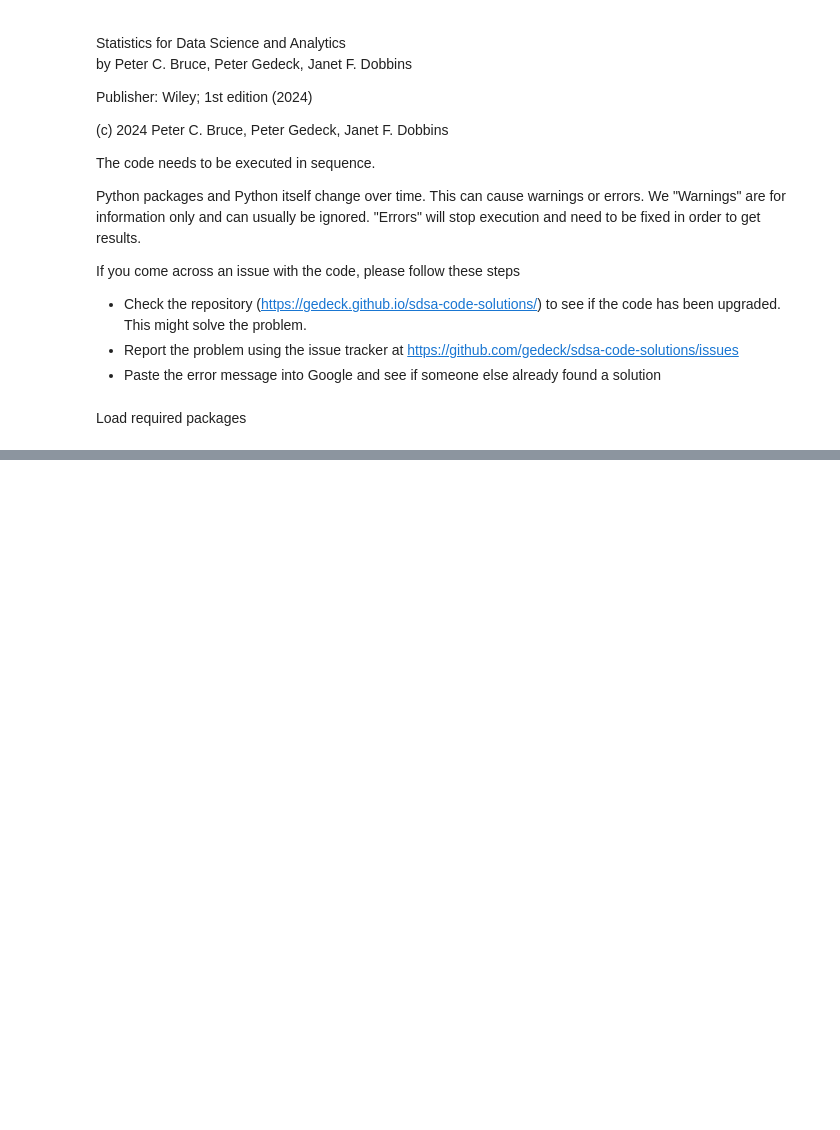
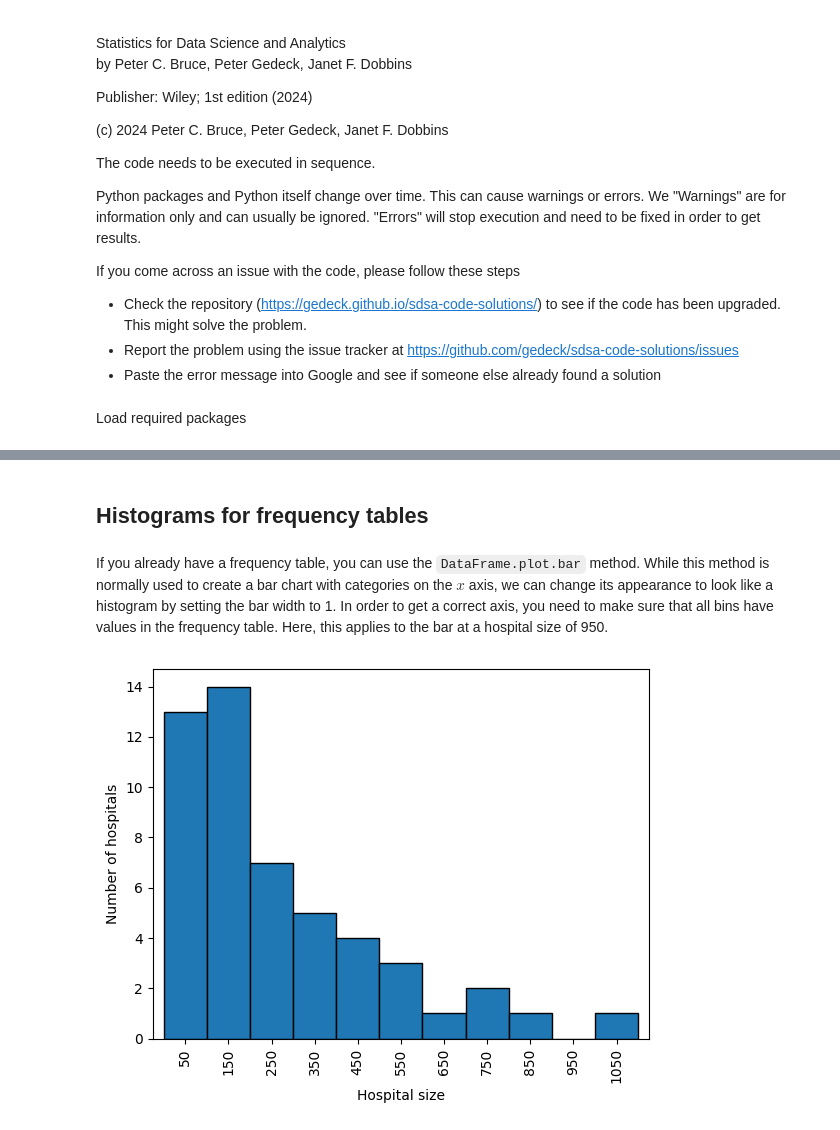
Before and after one commit to gedeck/sdsa-code, a Jupyter notebook: code/notebooks/chapter_03.ipynb, the cells around one changed output, grey strips where cells are left out. Saved outputs shown, nothing was run; the diff lists cells and outputs as text; code cells hidden in the pictures; blank space fills up the shorter version.

```diff
--- a/code/notebooks/chapter_03.ipynb
+++ b/code/notebooks/chapter_03.ipynb
@@ -25,0 +247,12 @@ import matplotlib.pyplot as plt
+# %% [markdown]
+## Histograms for frequency tables
+# %% [markdown]
+ If you already have a frequency table, you can use the `DataFrame.plot.bar` method. While this method is normally used to create a bar chart with categories on the $x$ axis, we can change its appearance to look like a histogram by setting the bar width to 1. In order to get a correct axis, you need to make sure that all bins have values in the frequency table. Here, this applies to the bar at a hospital size of 950.
+# %%
+hospital_sizes_ft = pd.read_csv('hospitalsizes_frequencytable.csv')
+ax = hospital_sizes_ft.plot.bar(x='size', y='frequency', width=1, edgecolor="black", legend=False)
+ax.set_xlabel("Hospital size")
+ax.set_ylabel("Number of hospitals")
+plt.show()
+# %% [output]
+[figure, added]
```
Also changed, not shown: parts of 71 cells of this notebook, 48 other files.
